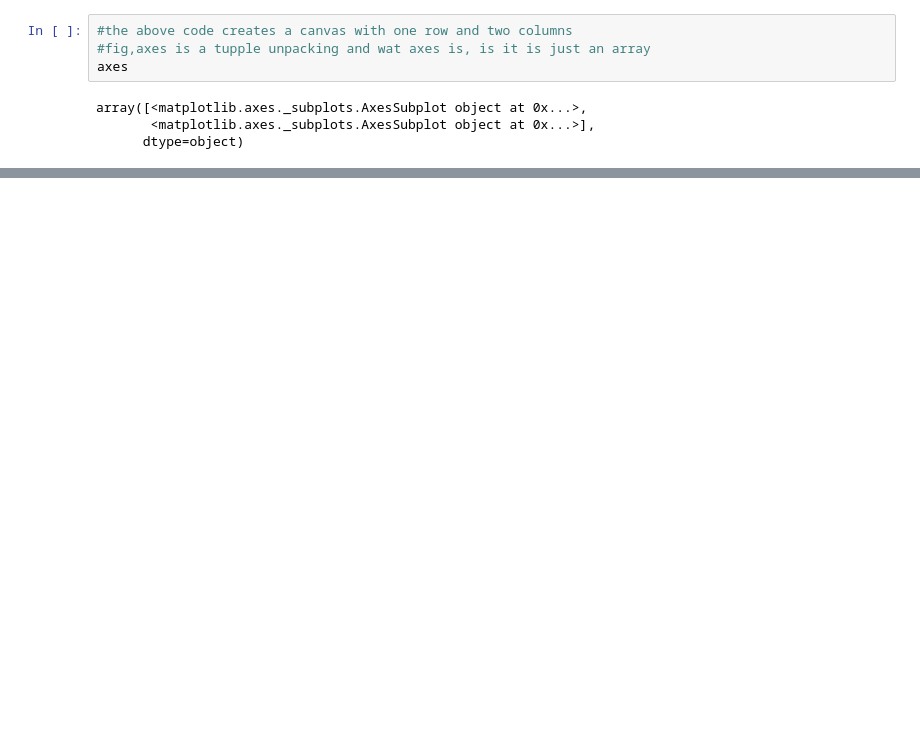
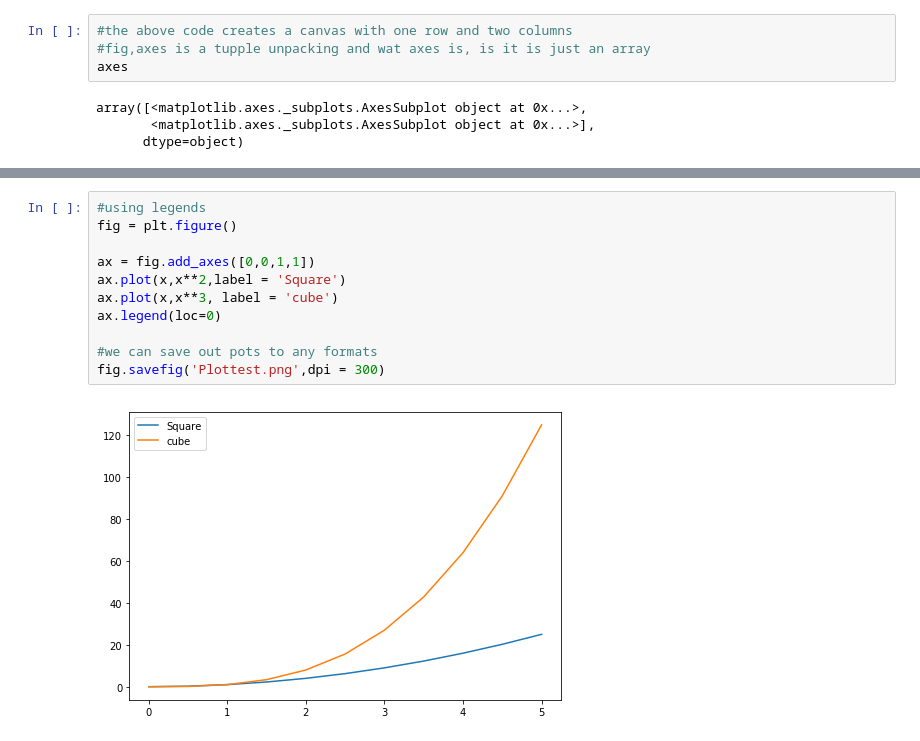
Before and after one commit to ameyaditya/Machine_Learning, a Jupyter notebook: Practice notebooks/Matplotlib.ipynb, the cells around one changed output, grey strips where cells are left out. Drawn from its saved outputs; the diff is of its cells as text; blank space fills up the shorter version.

```diff
--- a/Practice notebooks/Matplotlib.ipynb
+++ b/Practice notebooks/Matplotlib.ipynb
@@ -93,0 +109,13 @@ array([<matplotlib.axes._subplots.AxesSubplot object at 0x...>,
+# %%
+#using legends
+fig = plt.figure()
+
+ax = fig.add_axes([0,0,1,1])
+ax.plot(x,x**2,label = 'Square')
+ax.plot(x,x**3, label = 'cube')
+ax.legend(loc=0)
+
+#we can save out pots to any formats
+fig.savefig('Plottest.png',dpi = 300)
+# %% [output]
+[figure, added]
```
Also changed, not shown: parts of 2 cells of this notebook, 3 other files.
